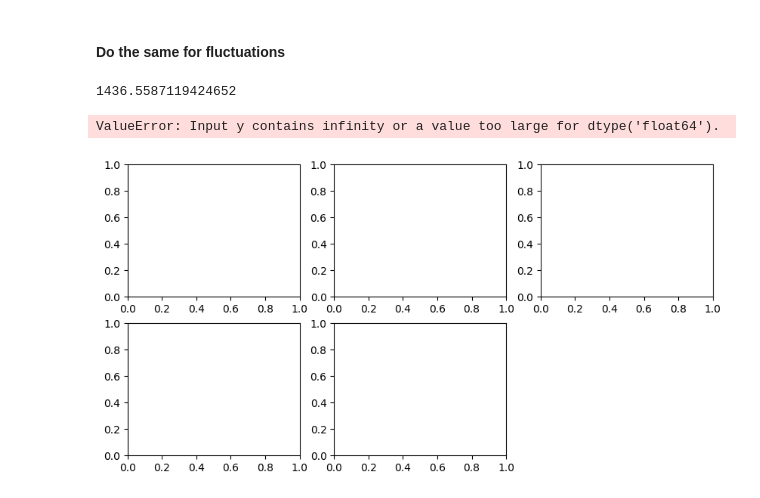
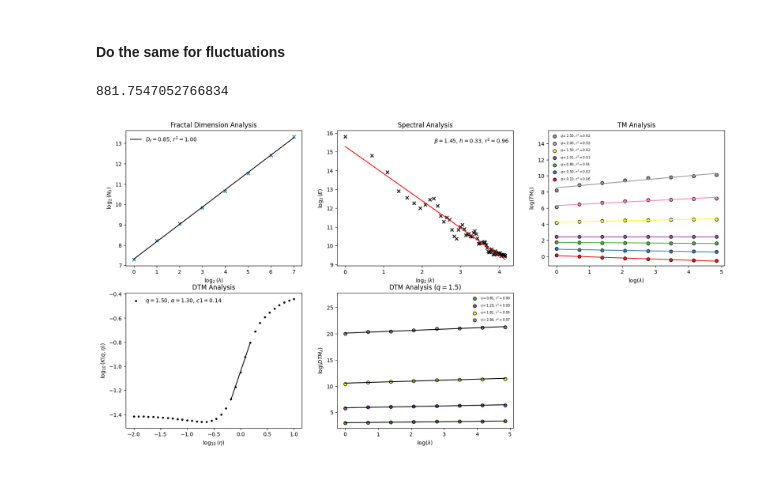
Before and after one commit to marcinmss/rain_analysis_toolbox, a Jupyter notebook: notebooks/comparison_multi_fractal/comparison_events.ipynb, the cells around one changed output. Drawn from its saved outputs; the diff is of its cells as text; code cells hidden in the pictures.

Commit message:
Got the tm_analysis to work better with ensenble. But it still has the problem that the magnitude of the y axis seams to be wrong.

```diff
--- a/notebooks/comparison_multi_fractal/comparison_events.ipynb
+++ b/notebooks/comparison_multi_fractal/comparison_events.ipynb
@@ -1,13 +1,11 @@
 # %%
-from stereo3d import stereo3d_read_from_zips as std_read
-from parsivel import pars_read_from_zips as pars_read
+from stereo3d import stereo_read_from_pickle as std_read
+from parsivel import pars_read_from_pickle as pars_read
 from multifractal_analysis import spectral_analysis, dtm_analysis, fractal_dimension_analysis, tm_analysis
 from multifractal_analysis.general import fluctuations
 from multifractal_analysis.general import split_field
 from matplotlib import pyplot as plt
 import numpy as np
 from pathlib import Path
-pars_datafolder = Path("/home/marcio/stage_project/data/Pars_1/")
-stereo_datafolder = Path("/home/marcio/stage_project/data/Daily_raw_data_3D_stereo/")
-beg = 20230821000000
-end = 20231022235959
+pars_datafolder = Path("/home/marcio/stage_project/data/saved_events/parsivel02.obj")
+stereo_datafolder = Path("/home/marcio/stage_project/data/saved_events/stereo02.obj")
@@ -17,13 +13,15 @@ ImportError: cannot import name 'get_best_slice' from 'multifractal_analysis.gen
 ### Read the parsivel and stereo 3D data
 # %%
 # Read the main parsivel series
-parsivel_rain_rate = pars_read(beg, end, pars_datafolder).rain_rate
-stereo_rain_rate = std_read(beg, end, stereo_datafolder).rain_rate()
+parsivel_rain_rate = pars_read(pars_datafolder).rain_rate
+stereo_rain_rate = std_read(stereo_datafolder).rain_rate()
 # %% [markdown]
 ### Put both arrays in the format
 # %%
 stereo3d_field = split_field(stereo_rain_rate, 7)
-parsivel_field = split_field(parsivel_rain_rate, 7)/ np.mean(stereo_rain_rate)
+stereo3d_field = stereo3d_field/ np.nanmean(stereo_rain_rate)
+parsivel_field = split_field(parsivel_rain_rate, 7)
+parsivel_field = parsivel_field/ np.nanmean(parsivel_rain_rate)
 stereo3d_field.shape, parsivel_field.shape
 # %% [output]
 ((128, 157), (128, 126))
@@ -68,10 +66,2 @@ dtm_result = dtm_analysis(parsivel_field, axs[3], axs[4])
 # %% [markdown]
 #### Do the same for fluctuations
-# %%
-stereo3d_fluctuations = stereo3d_field
-parsivel_fluctuations = parsivel_field
-for i in range(stereo3d_field.shape[1]):
-    stereo3d_fluctuations[:, i] = fluctuations(stereo3d_field[:, i])
-
-for i in range(parsivel_field.shape[1]):
-    parsivel_fluctuations[:, i] = fluctuations(parsivel_field[:, i])
@@ -78,23 +73,22 @@ for i in range(parsivel_field.shape[1]):
 # %%
 np.max(parsivel_field)
 # %% [output]
-1436.5587119424652
+881.7547052766834
 # %%
 figure = plt.figure()
-figure.set_size_inches((10,5))
+figure.set_size_inches((20,10))
 axs = [figure.add_subplot(2,3,i + 1) for i in range(5)]
 
 # Fractal dimension Analysis
 df_result = fractal_dimension_analysis(stereo3d_field, axs[0])
 
 # Spectral Analysis
 spectral_result = spectral_analysis(parsivel_field, axs[1])
 
 # TM
-#tm_result = tm_analysis(parsivel_field, axs[2])
+tm_result = tm_analysis(parsivel_field, axs[2])
 
 # DTM
 dtm_result = dtm_analysis(parsivel_field, axs[3], axs[4])
 # %% [output]
-ValueError: Input y contains infinity or a value too large for dtype('float64').
-[figure, old version]
+[figure, new version]
```
Also changed, not shown: parts of 5 cells of this notebook, 6 other files.
